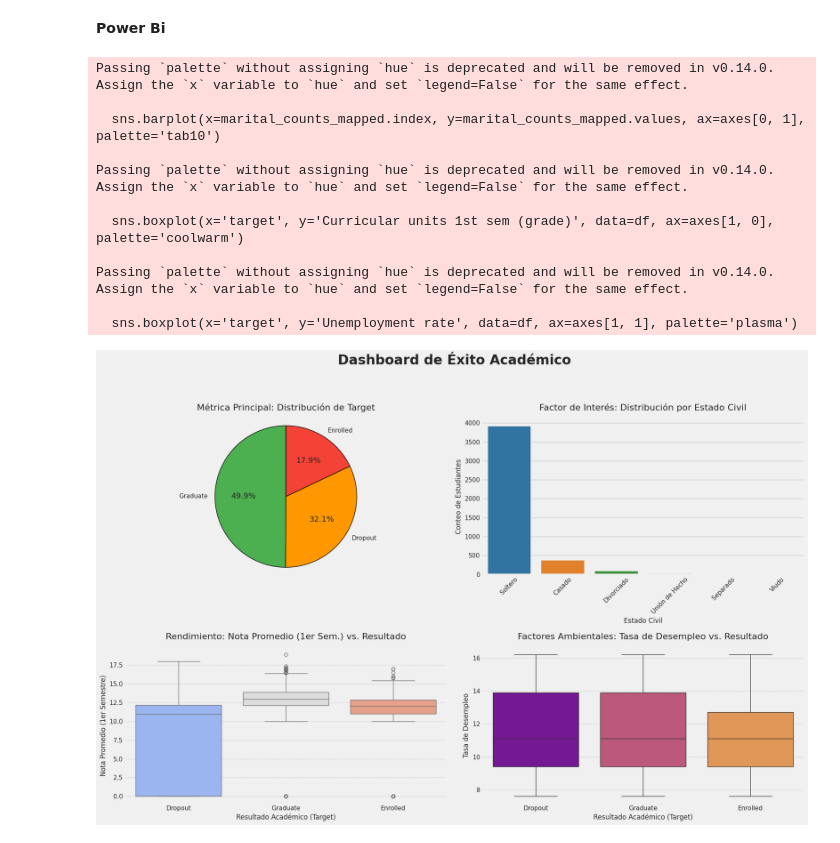
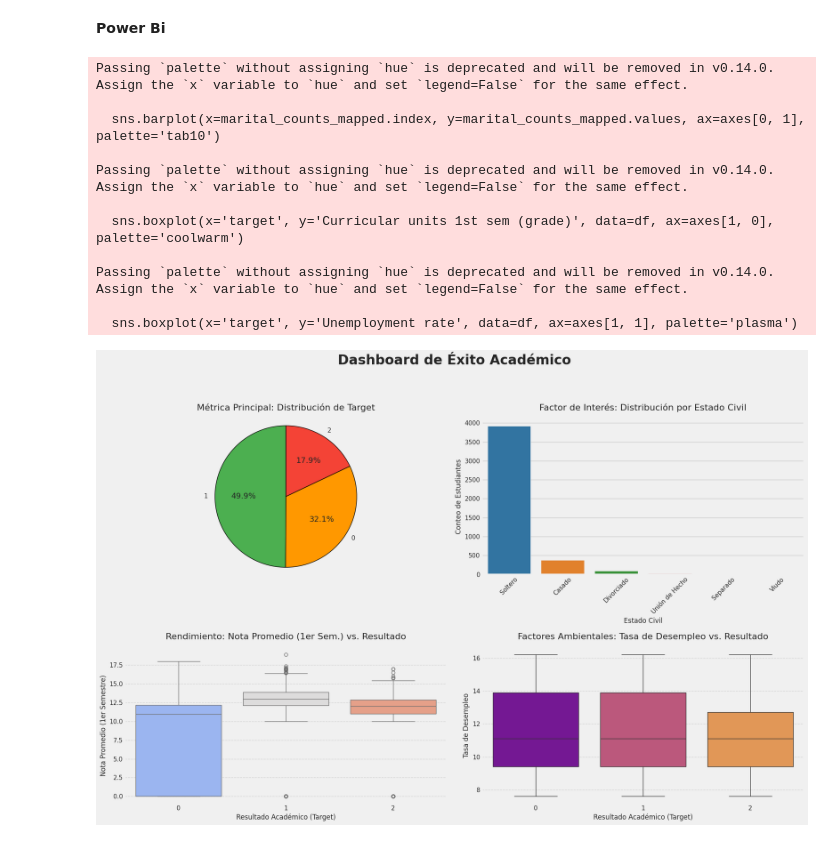
Before and after one commit to hagr27/ironhack_proyecto_universitaria, a Jupyter notebook: project/notebooks/project_student.ipynb, the cells around one changed output. Saved outputs shown, nothing was run; the diff lists cells and outputs as text; code cells hidden in the pictures.

```diff
--- a/project/project_student.ipynb
+++ b/project/notebooks/project_student.ipynb
@@ -78,13 +80,12 @@ plt.rcParams["figure.figsize"] = (10,6)
 **Carga de Datos**
 # %%
 # Cargar los datos
-#df = pd.read_csv("/home/marg/Proyectos/Final/students_dropout_academic_success.csv")
 from google.cloud import storage
 import pandas as pd
 from io import StringIO
 
 # Ruta al archivo de credenciales de la service account
-SERVICE_ACCOUNT_JSON = "../credentials_gcp.json"
+SERVICE_ACCOUNT_JSON = "../../credentials_gcp.json"
 
 # Nombre del bucket y del archivo que quieres leer
 bucket_name = "proyecto-universitaria-bronze"
@@ -101,6 +102,7 @@ data = blob.download_as_text()  # Descarga como string
 
 # Convertir a DataFrame usando pandas
 df = pd.read_csv(StringIO(data))  # si es CSV
+df_bucket = df
 # df = pd.DataFrame([line.split(",") for line in data.splitlines()])  # si es texto plano separado por comas
 
 print("Contenido del DataFrame:")
@@ -755,9 +776,6 @@ import seaborn as sns
 
 # Configuración del estilo para simular un dashboard moderno
 plt.style.use('fivethirtyeight')
-
-# Cargar el archivo CSV
-df = pd.read_csv('/home/marg/Proyectos/Final/students_dropout_academic_success.csv')
 
 # --- 1. Preparación de Datos ---
 
@@ -799,33 +817,31 @@ axes[0, 1].set_ylabel('Conteo de Estudiantes', fontsize=12)
 axes[0, 1].tick_params(axis='x', rotation=45) # Rota las etiquetas para mejor legibilidad
 
 # 3. Gráfico de Cajas: Nota Promedio (1er Semestre) vs. 'target' (Rendimiento)
 sns.boxplot(x='target', y='Curricular units 1st sem (grade)', data=df, ax=axes[1, 0], palette='coolwarm')
 axes[1, 0].set_title('Rendimiento: Nota Promedio (1er Sem.) vs. Resultado', fontsize=16, pad=15)
 axes[1, 0].set_xlabel('Resultado Académico (Target)', fontsize=12)
 axes[1, 0].set_ylabel('Nota Promedio (1er Semestre)', fontsize=12)
 axes[1, 0].grid(axis='y', linestyle='--', alpha=0.7)
 
 # 4. Gráfico de Cajas: Tasa de Desempleo vs. 'target' (Factores Ambientales)
 sns.boxplot(x='target', y='Unemployment rate', data=df, ax=axes[1, 1], palette='plasma')
 axes[1, 1].set_title('Factores Ambientales: Tasa de Desempleo vs. Resultado', fontsize=16, pad=15)
 axes[1, 1].set_xlabel('Resultado Académico (Target)', fontsize=12)
 axes[1, 1].set_ylabel('Tasa de Desempleo', fontsize=12)
 axes[1, 1].grid(axis='y', linestyle='--', alpha=0.7)
 
 plt.tight_layout(rect=[0, 0.03, 1, 0.98])
 plt.show()
-#
-#
 # %% [output]
 Passing `palette` without assigning `hue` is deprecated and will be removed in v0.14.0. Assign the `x` variable to `hue` and set `legend=False` for the same effect.
 
   sns.barplot(x=marital_counts_mapped.index, y=marital_counts_mapped.values, ax=axes[0, 1], palette='tab10')
 
 Passing `palette` without assigning `hue` is deprecated and will be removed in v0.14.0. Assign the `x` variable to `hue` and set `legend=False` for the same effect.
 
   sns.boxplot(x='target', y='Curricular units 1st sem (grade)', data=df, ax=axes[1, 0], palette='coolwarm')
 
 Passing `palette` without assigning `hue` is deprecated and will be removed in v0.14.0. Assign the `x` variable to `hue` and set `legend=False` for the same effect.
 
   sns.boxplot(x='target', y='Unemployment rate', data=df, ax=axes[1, 1], palette='plasma')
-[figure, old version]
+[figure, new version]
```
Also changed, not shown: parts of 6 cells of this notebook, 5 other files.
